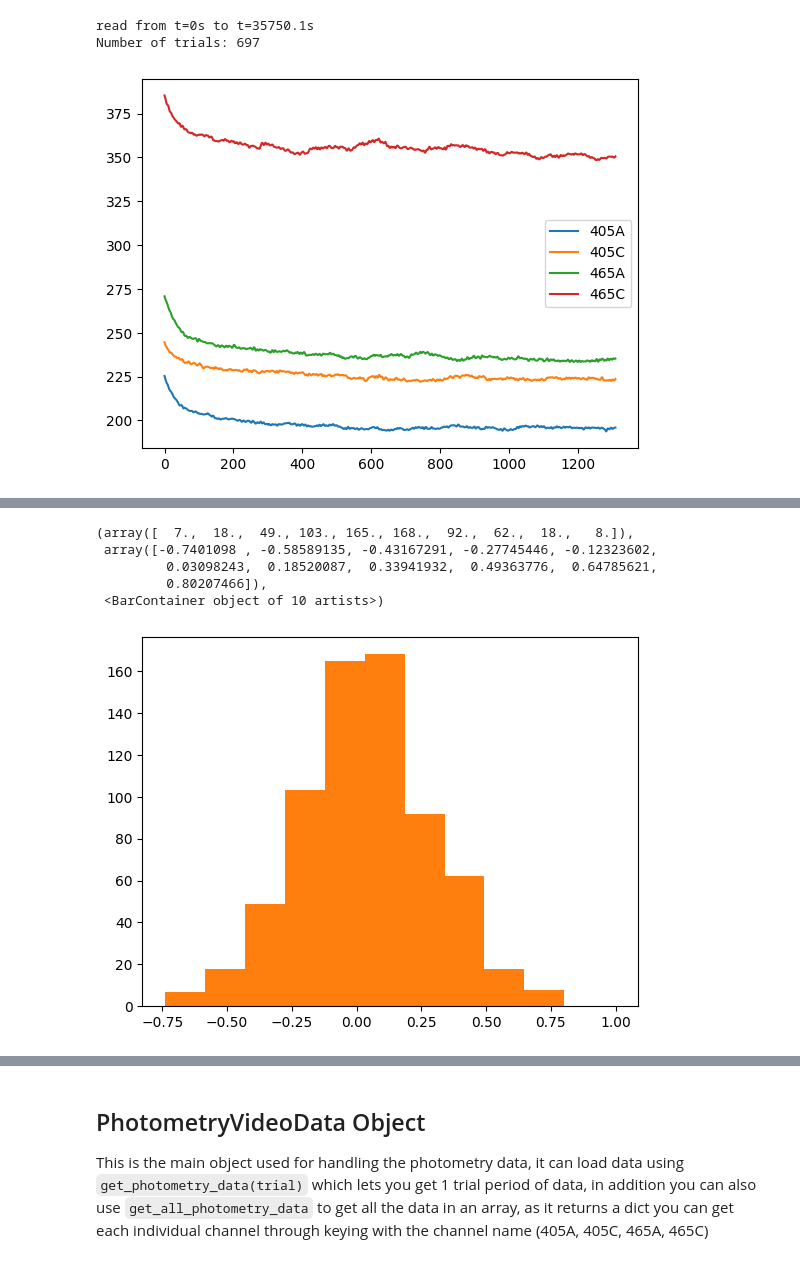
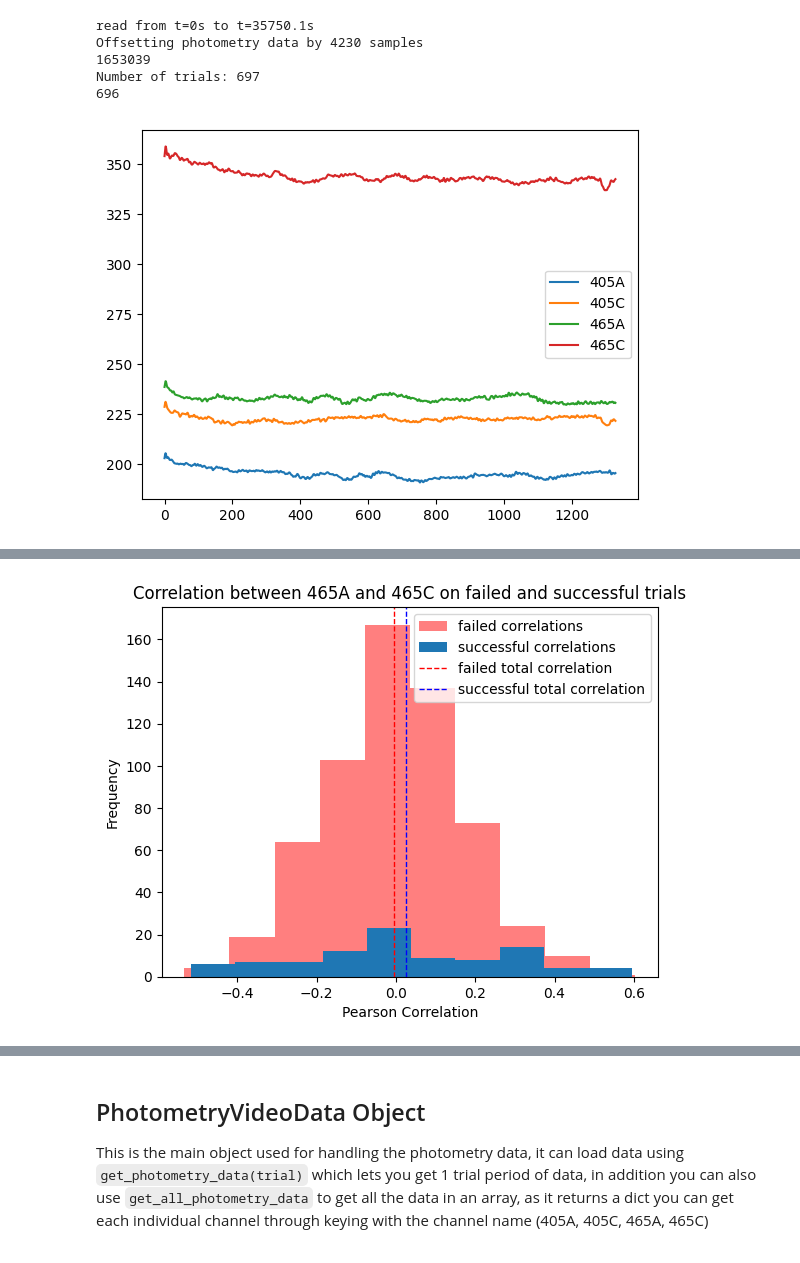
Before and after one commit to Tsuchijo/Social-Interaction-Analysis-, a Jupyter notebook: src/test_trials.ipynb, the cells around one changed output, grey strips where cells are left out. Drawn from its saved outputs; the diff is of its cells as text; code cells hidden in the pictures.

```diff
--- a/src/test_trials.ipynb
+++ b/src/test_trials.ipynb
@@ -22,33 +45,37 @@ Number of trials: 697
 # %%
 df = pts.write_photometry_to_csv(
-    '/mnt/teams/TM_Lab/Arjun Bhaskaran/Social interaction project/October Test Data/csv files/20231005093139_log.csv',
-    '/mnt/teams/TM_Lab/Arjun Bhaskaran/Social interaction project/October Test Data/videos/20231005093138_SI.h264',
-    config.remote_photometry_path + '/Social_Interaction-231005/M3_F1_M4_F2',
-    None,
-    'M5',
-    'M6',
+    CSV_path = '/mnt/teams/TM_Lab/Arjun Bhaskaran/Social interaction project/October Test Data/csv files/20231005093139_log.csv',
+    Video_path = '/mnt/teams/TM_Lab/Arjun Bhaskaran/Social interaction project/October Test Data/videos/20231005093138_SI.h264',
+    Photometry_path = config.remote_photometry_path + '/Social_Interaction-231005/M3_F1_M4_F2',
+    output_path = None,
+    F1_name = 'M5',
+    F2_name = 'M6',
     trial_duration=30,
     skip_trials=1,
     sample_rate=45,
-    cue_offset_seconds=0
+    cue_offset_seconds=0,
+    use_time_alignment=True
 )
 # %% [output]
 read from t=0s to t=35750.1s
+Offsetting photometry data by 4230 samples
+1653039
 Number of trials: 697
+696
 # %%
-photo_data = pts.PhotometryVideoData(df=df, trim_start=40)
+photo_data = pts.PhotometryVideoData(df=df, trim_start=20)
 # %%
 ## You can use get_photometry_data to get the photometry data for a specific trial
 ## The first argument is the trial number (0-indexed)
 ## Returns a dict keyed by the 4 different channels (405A, 405C, 465A, 465C)
-plt.plot(photo_data.get_photometry_data(0)['405A'], label='405A')
-plt.plot(photo_data.get_photometry_data(0)['405C'], label='405C')
-plt.plot(photo_data.get_photometry_data(0)['465A'], label='465A')
-plt.plot(photo_data.get_photometry_data(0)['465C'], label='465C')
+plt.plot(photo_data.get_photometry_data(3)['405A'], label='405A')
+plt.plot(photo_data.get_photometry_data(3)['405C'], label='405C')
+plt.plot(photo_data.get_photometry_data(3)['465A'], label='465A')
+plt.plot(photo_data.get_photometry_data(3)['465C'], label='465C')
 plt.legend()
 plt.show()
 # %% [output]
-[figure, old version]
+[figure, new version]
 # %%
 ## You Can Use get_trial_data to get all the experimental data for a given trial
 display(photo_data.get_trial_data(1))
@@ -71,7 +98,7 @@ Name: 1, dtype: object
 # %%
 successful_trials = []
 failed_trials = []
-for i in range(690):
+for i in range(len(photo_data)):
     photometry = photo_data.get_photometry_data(i)
     trial = photo_data.get_trial_data(i)
     ## We have to find the names of the indexes for the break times manually
@@ -79,7 +106,6 @@ for i in range(690):
     break_time_two = float(trial['M6_R_beambreak_time in s'])
     ## If both break times are NaN, then the trial was not successful
     trial_successful = (~(np.isnan(float(break_time_one)) and np.isnan(float(break_time_two))))
-    trial_successful = True
     if trial_successful:
         successful_trials.append(photometry)
     else:
@@ -93,30 +132,42 @@ def dff_zscore(trace, baseline):
 # %%
 from scipy.stats import pearsonr
 ## plot all the successful trials
 correlations_success = []
 correlations_fail = []
 sucessful_zscores_A = []
 sucessful_zscores_C = []
+failed_zscores_A = []
+failed_zscores_C = []
 for trial in successful_trials:
     z_score_A = (dff_zscore(trial['465A'], trial['405A']))
     z_score_C = (dff_zscore(trial['465C'], trial['405C']))
     sucessful_zscores_A.extend(z_score_A)
     sucessful_zscores_C.extend(z_score_C)
     correlation = pearsonr(z_score_A, z_score_C)[0]
     correlations_success.append(correlation)
 for trial in failed_trials:
     z_score_A = (dff_zscore(trial['465A'], trial['405A']))
     z_score_C = (dff_zscore(trial['465C'], trial['405C']))
+    failed_zscores_A.extend(z_score_A)
+    failed_zscores_C.extend(z_score_C)
     correlation = pearsonr(z_score_A, z_score_C)[0]
     correlations_fail.append(correlation)
+
+## Total correlation successful
+total_success_corr_ind = pearsonr(sucessful_zscores_A, sucessful_zscores_C)[0]
+## Total correlation failed
+total_fail_corr_ind = pearsonr(failed_zscores_A, failed_zscores_C)[0]
 ## Plot a histogram of the correlations
-plt.hist(correlations_fail, alpha=0.5)
-plt.hist(correlations_success, alpha=1)
+plt.hist(correlations_fail, alpha=0.5, color='red', label='failed correlations')
+plt.hist(correlations_success, alpha=1, label='successful correlations')
+## plot a line at the means of each
+plt.axvline((total_fail_corr_ind), color='red', linestyle='dashed', linewidth=1, label='failed total correlation')
+plt.axvline((total_success_corr_ind), color='blue', linestyle='dashed', linewidth=1, label='successful total correlation')
+plt.legend()
+plt.title('Correlation between 465A and 465C on failed and successful trials')
+plt.xlabel('Pearson Correlation')
+plt.ylabel('Frequency')
+plt.show()
 # %% [output]
-(array([  7.,  18.,  49., 103., 165., 168.,  92.,  62.,  18.,   8.]),
- array([-0.7401098 , -0.58589135, -0.43167291, -0.27745446, -0.12323602,
-         0.03098243,  0.18520087,  0.33941932,  0.49363776,  0.64785621,
-         0.80207466]),
- <BarContainer object of 10 artists>)
-[figure, old version]
+[figure, new version]
 # %%
```
Also changed, not shown: parts of 11 cells of this notebook, 2 other files.
